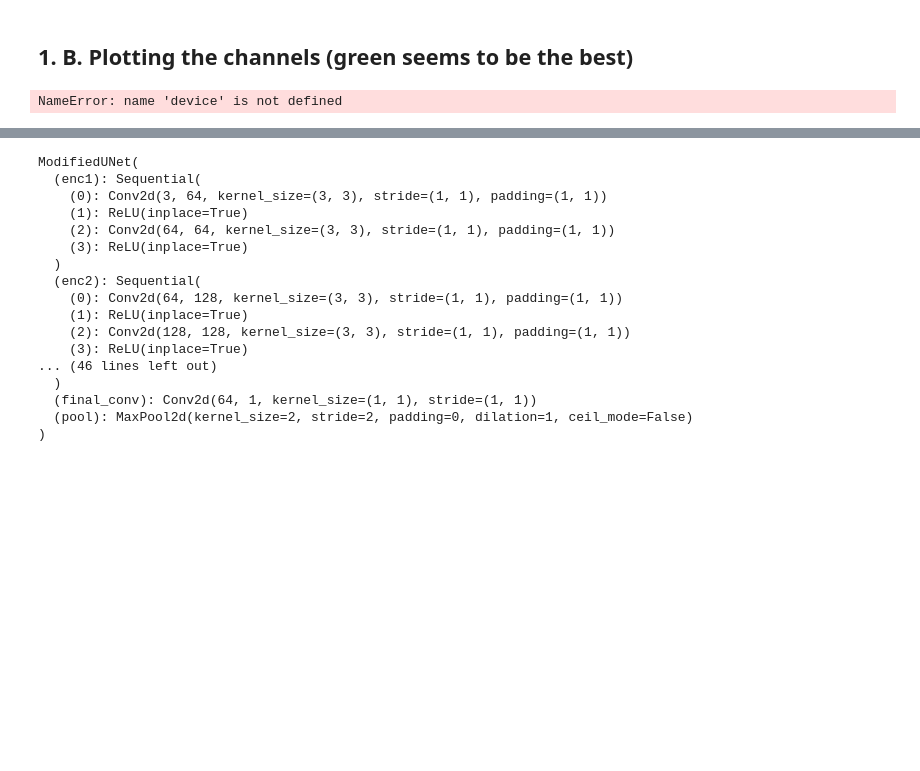
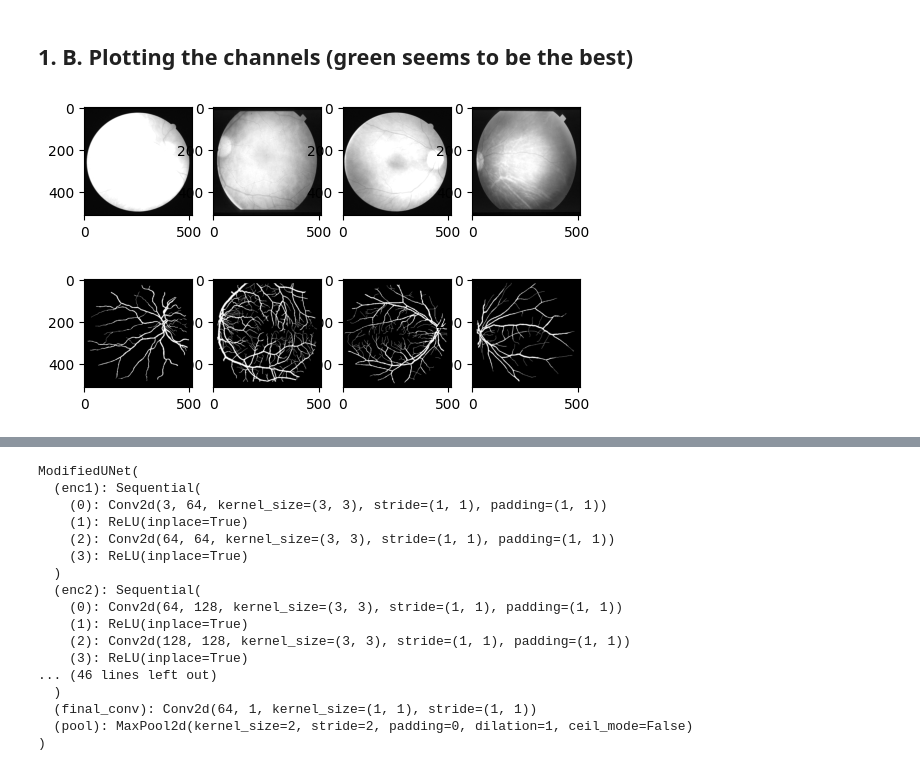
Before and after one commit to ameram/u-net-eye-segmentation, a Jupyter notebook: u-net-main_kaggle.ipynb, the cells around one changed output, grey strips where cells are left out. Drawn from its saved outputs; the diff is of its cells as text; code cells hidden in the pictures; blank space fills up the shorter version.

```diff
--- a/u-net-main_kaggle.ipynb
+++ b/u-net-main_kaggle.ipynb
@@ -508,21 +514,6 @@ Validation Loss: 2.4108, Val Acc: 0.7967, Sens: 0.0000, F1: 0.0000
 # cuda.select_device(0)
 # %% [markdown]
 ## 1. B. Plotting the channels (green seems to be the best)
-# %%
-# Use this after training to get the predictited masks
-for images, masks in test_dataloader:
-    images, masks = images.to(device), masks.to(device)
-    print(images.shape)
-    # outputs = model(images)
-    # single_out = outputs[0, 0].cpu().detach()
-    mask = masks[0]
-    image = images[0]
-    dx = [image, mask]
-    plot_channels_image_mask(dx)
-    # plot_channels_image_mask(dx, single_out)
-    break
-# %% [output]
-NameError: name 'device' is not defined
 # %%
 def plot_channels_image_mask(data_example, pred_image = None):
     """
@@ -552,3 +544,49 @@ def plot_channels_image_mask(data_example, pred_image = None):
     ax4.imshow(-1*exp1[0][0], cmap='Reds')
     ax5.imshow(-1*exp1[0][1], cmap='Greens')
     ax6.imshow(-1*exp1[0][2], cmap='Blues')
+# %%
+def plot_batch(batch, batch_size=batch_size, batch_no=1):
+    if batch_size == 8:
+        # assert len(images) == 8
+        fig, ax = plt.subplots(nrows=2, ncols=4)
+        for i in range(2):
+            for j in range(4):
+                img_idx = (4 * i) + (j)
+                img = batch[img_idx, 0]
+                # plt.imsave(f'img{batch}-{i}.png', img)
+                ax[i, j].imshow(img, cmap='gray')
+    elif batch_size == 4:
+        fig, ax = plt.subplots(nrows=1, ncols=4)
+        for i in range(4):
+            img = batch[i, 0]
+            ax[i].imshow(img, cmap='gray')
+        fig.savefig(f'batch{batch_no}.png')
+
+def save_imgs(images, batch):
+    for i in range(len(images)):
+        img = images[i, 0]
+        plt.imsave(f'image{batch}-{i}.png', img)
+# %%
+def plot_masks(masks, batch_size=batch_size, batch_no=1):
+    if batch_size == 8:
+        # assert len(images) == 8
+        fig, ax = plt.subplots(nrows=2, ncols=4)
+        for i in range(2):
+            for j in range(4):
+                img_idx = (4 * i) + (j)
+                img = masks[img_idx]
+                # plt.imsave(f'img{batch}-{i}.png', img)
+                ax[i, j].imshow(img, cmap='gray')
+    elif batch_size == 4:
+        fig, ax = plt.subplots(nrows=1, ncols=4)
+        for i in range(4):
+            img = masks[i]
+            ax[i].imshow(img, cmap='gray')
+        fig.savefig(f'batch{batch_no}-masks.png')
+# %%
+images
+plot_batch(images.cpu().detach(), batch_size, batch_no)
+plot_masks(masks.cpu().detach(), batch_size, batch_no)
+# %% [output]
+[figure, added]
+[figure, added]
```
Also changed, not shown: parts of 23 cells of this notebook.
